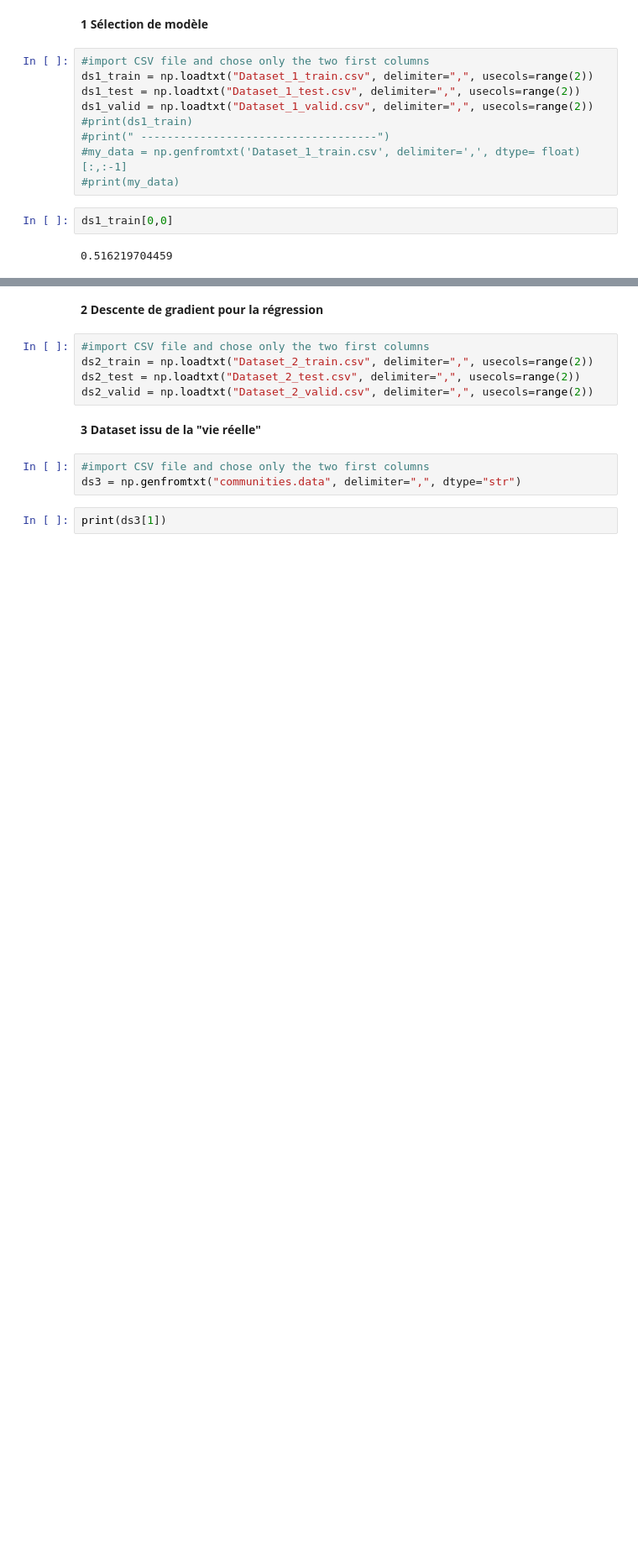
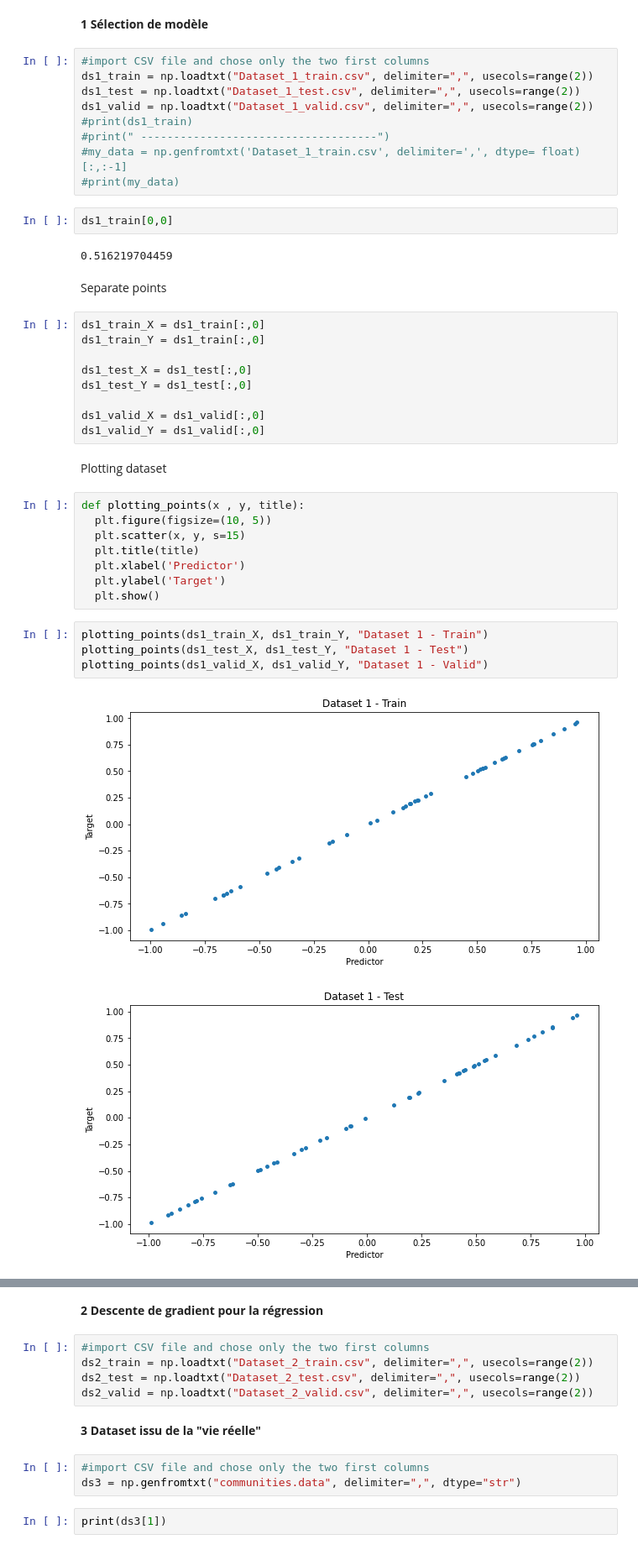
Before and after one commit to igorpontes/GLO-7050, a Jupyter notebook: mini_projet1.ipynb, the cells around one changed output, grey strips where cells are left out. Shown at 84% size. Cells and saved outputs as stored; diff of their text form; blank space fills up the shorter version.

```diff
--- a/mini_projet1.ipynb
+++ b/mini_projet1.ipynb
@@ -21,3 +22,31 @@ ds1_valid = np.loadtxt("Dataset_1_valid.csv", delimiter=",", usecols=range(2))
 ds1_train[0,0]
 # %% [output]
 0.516219704459
+# %% [markdown]
+Separate points
+# %%
+ds1_train_X = ds1_train[:,0]
+ds1_train_Y = ds1_train[:,0]
+
+ds1_test_X = ds1_test[:,0]
+ds1_test_Y = ds1_test[:,0]
+
+ds1_valid_X = ds1_valid[:,0]
+ds1_valid_Y = ds1_valid[:,0]
+# %% [markdown]
+Plotting dataset
+# %%
+def plotting_points(x , y, title):
+  plt.figure(figsize=(10, 5))
+  plt.scatter(x, y, s=15)
+  plt.title(title)
+  plt.xlabel('Predictor')
+  plt.ylabel('Target')
+  plt.show()
+# %%
+plotting_points(ds1_train_X, ds1_train_Y, "Dataset 1 - Train")
+plotting_points(ds1_test_X, ds1_test_Y, "Dataset 1 - Test")
+plotting_points(ds1_valid_X, ds1_valid_Y, "Dataset 1 - Valid")
+# %% [output]
+[figure, added]
+[figure, added]
```
Also changed, not shown: parts of 4 cells of this notebook.
